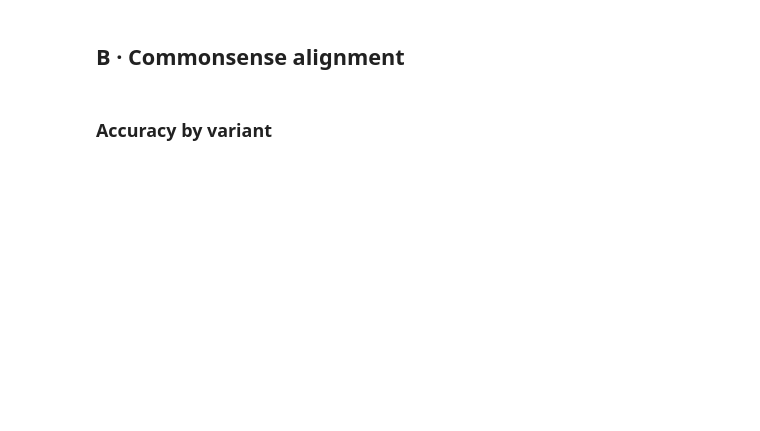
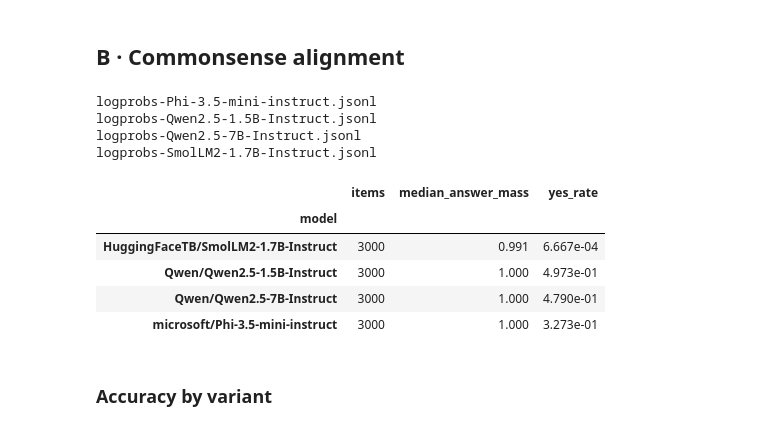
Before and after one commit to laudima/causal-evaluation, a Jupyter notebook: notebooks/03_analysis.ipynb, the cells around one changed output. Drawn from its saved outputs; the diff is of its cells as text; code cells hidden in the pictures; blank space fills up the shorter version.

```diff
--- a/notebooks/03_analysis.ipynb
+++ b/notebooks/03_analysis.ipynb
@@ -74,15 +96,27 @@ print(f"Yes rate among parsed answers: {parsed['is_yes'].mean():.3f} (answers ar
 # %% [markdown]
 ## B · Commonsense alignment
 # %%
-result_paths = [p for p in sorted(INTERIM.glob("logprobs-*.jsonl")) if not p.name.endswith("-smoke.jsonl")]
+USE_SMOKE = False  # True only to test this notebook with the -smoke files from notebook 02
+result_paths = [p for p in sorted(INTERIM.glob("logprobs-*.jsonl")) if p.name.endswith("-smoke.jsonl") == USE_SMOKE]
 print("\n".join(p.name for p in result_paths))
 df = load_scored(INTERIM / "variants-sample.jsonl", result_paths)
 df["is_yes"] = df["pred"] == "yes"
 df.groupby("model").agg(
     items=("item_id", "size"),
     median_answer_mass=("answer_mass", "median"),
     yes_rate=("is_yes", "mean"),
 )
+# %% [output]
+logprobs-Phi-3.5-mini-instruct.jsonl
+logprobs-Qwen2.5-1.5B-Instruct.jsonl
+logprobs-Qwen2.5-7B-Instruct.jsonl
+logprobs-SmolLM2-1.7B-Instruct.jsonl
+|  | items | median_answer_mass | yes_rate |
+| model |  |  |  |
+| HuggingFaceTB/SmolLM2-1.7B-Instruct | 3000 | 0.991 | 6.667e-04 |
+| Qwen/Qwen2.5-1.5B-Instruct | 3000 | 1.000 | 4.973e-01 |
+| Qwen/Qwen2.5-7B-Instruct | 3000 | 1.000 | 4.790e-01 |
+| microsoft/Phi-3.5-mini-instruct | 3000 | 1.000 | 3.273e-01 |
 # %% [markdown]
 ### Accuracy by variant
 # %%
```
Also changed, not shown: parts of 12 cells of this notebook, 6 other files.
